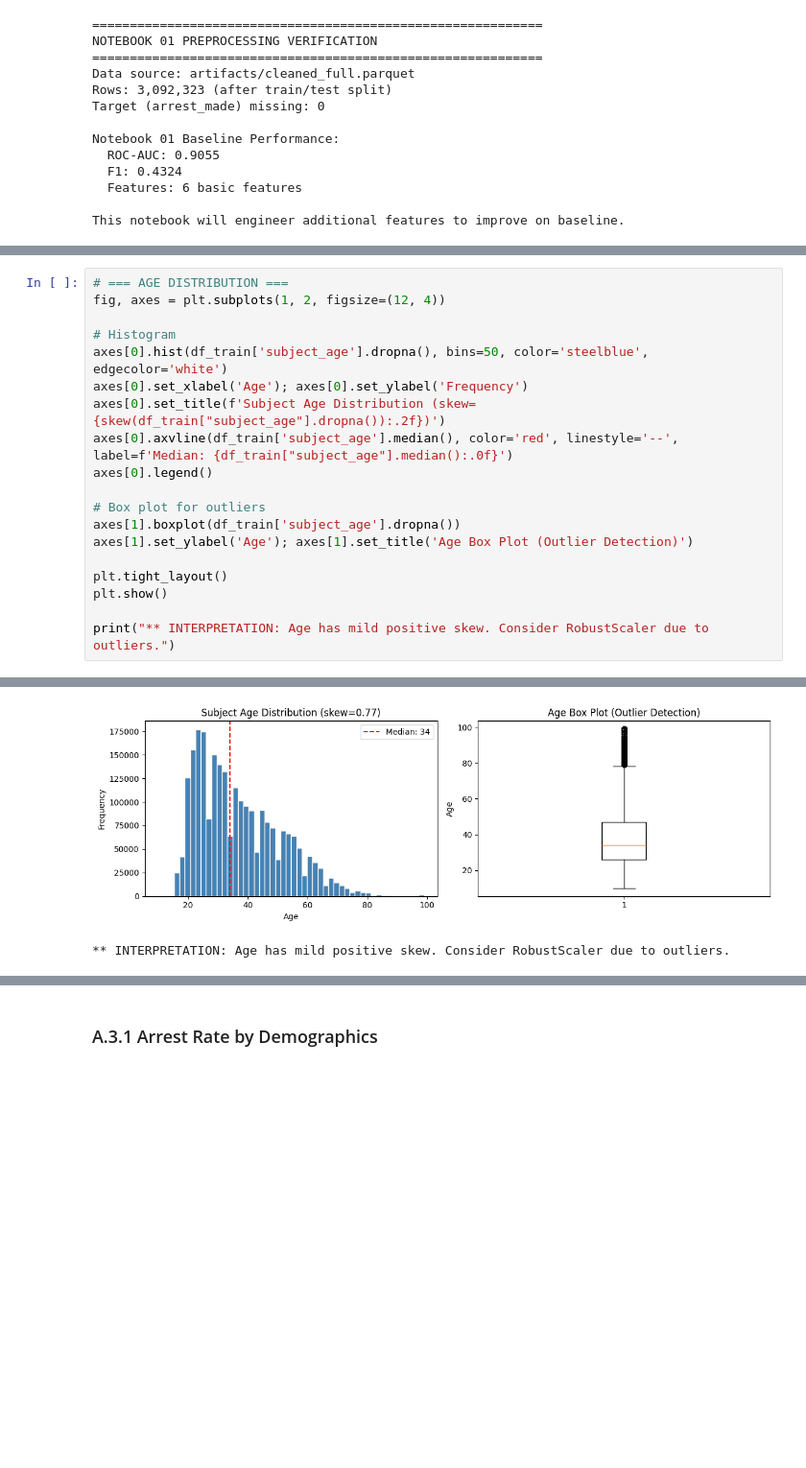
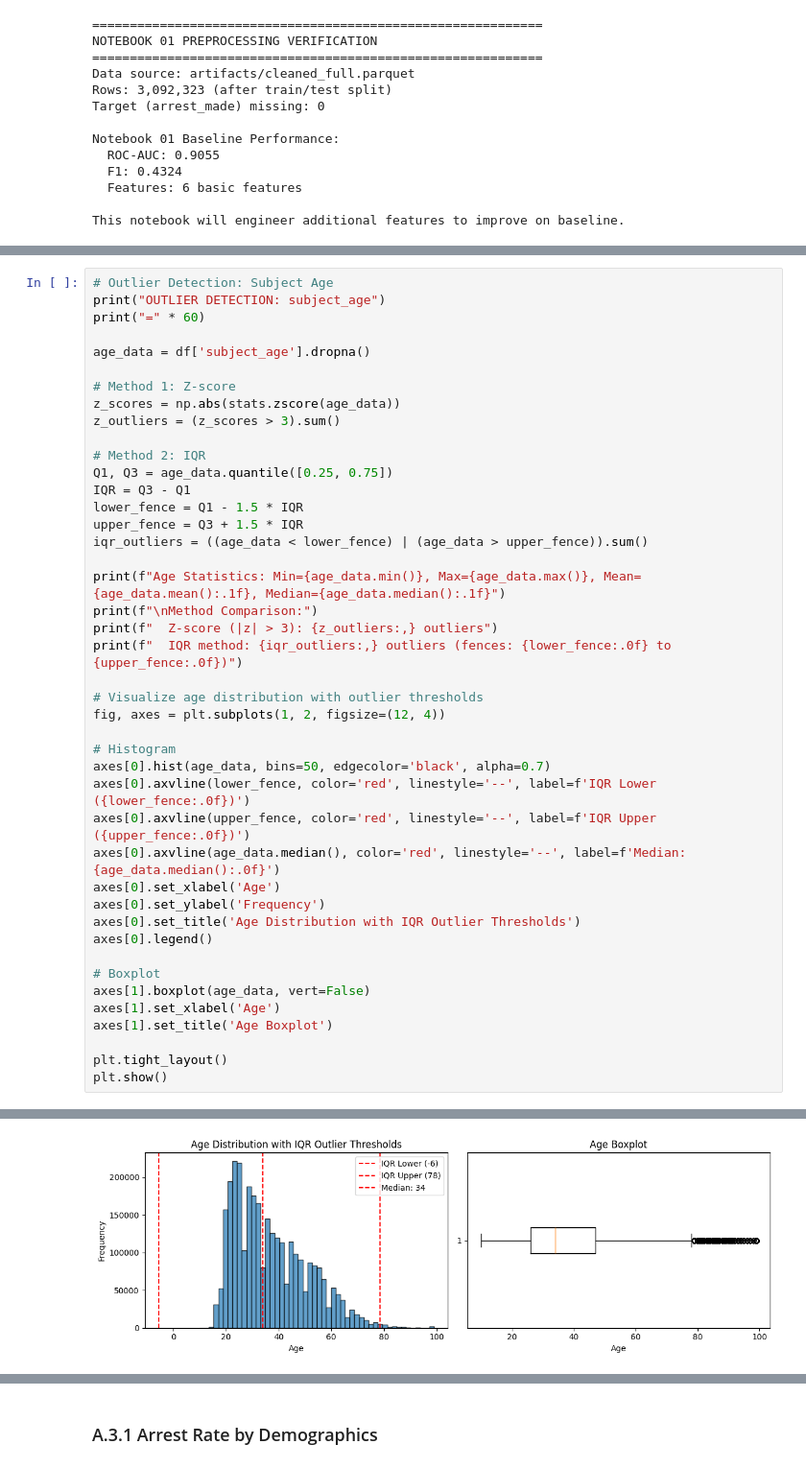
Before and after one commit to NatBrian/nashville-traffic-stop-bias-analysis, a Jupyter notebook: Notebook_02_Deep_EDA_Feature_Engineering.ipynb, the cells around one changed output, grey strips where cells are left out. Shown at 96% size. Saved outputs shown, nothing was run; the diff lists cells and outputs as text; blank space fills up the shorter version.

Commit message:
notebook 2 add analysis and interpretation

```diff
--- a/Notebook_02_Deep_EDA_Feature_Engineering.ipynb
+++ b/Notebook_02_Deep_EDA_Feature_Engineering.ipynb
@@ -235,20 +222,44 @@ subject_age     0.765     0.013             OK
 # %%
-# === AGE DISTRIBUTION ===
+# Outlier Detection: Subject Age
+print("OUTLIER DETECTION: subject_age")
+print("=" * 60)
+
+age_data = df['subject_age'].dropna()
+
+# Method 1: Z-score
+z_scores = np.abs(stats.zscore(age_data))
+z_outliers = (z_scores > 3).sum()
+
+# Method 2: IQR
+Q1, Q3 = age_data.quantile([0.25, 0.75])
+IQR = Q3 - Q1
+lower_fence = Q1 - 1.5 * IQR
+upper_fence = Q3 + 1.5 * IQR
+iqr_outliers = ((age_data < lower_fence) | (age_data > upper_fence)).sum()
+
+print(f"Age Statistics: Min={age_data.min()}, Max={age_data.max()}, Mean={age_data.mean():.1f}, Median={age_data.median():.1f}")
+print(f"\nMethod Comparison:")
+print(f"  Z-score (|z| > 3): {z_outliers:,} outliers")
+print(f"  IQR method: {iqr_outliers:,} outliers (fences: {lower_fence:.0f} to {upper_fence:.0f})")
+
+# Visualize age distribution with outlier thresholds
 fig, axes = plt.subplots(1, 2, figsize=(12, 4))
 
 # Histogram
-axes[0].hist(df_train['subject_age'].dropna(), bins=50, color='steelblue', edgecolor='white')
-axes[0].set_xlabel('Age'); axes[0].set_ylabel('Frequency')
-axes[0].set_title(f'Subject Age Distribution (skew={skew(df_train["subject_age"].dropna()):.2f})')
-axes[0].axvline(df_train['subject_age'].median(), color='red', linestyle='--', label=f'Median: {df_train["subject_age"].median():.0f}')
+axes[0].hist(age_data, bins=50, edgecolor='black', alpha=0.7)
+axes[0].axvline(lower_fence, color='red', linestyle='--', label=f'IQR Lower ({lower_fence:.0f})')
+axes[0].axvline(upper_fence, color='red', linestyle='--', label=f'IQR Upper ({upper_fence:.0f})')
+axes[0].axvline(age_data.median(), color='red', linestyle='--', label=f'Median: {age_data.median():.0f}')
+axes[0].set_xlabel('Age')
+axes[0].set_ylabel('Frequency')
+axes[0].set_title('Age Distribution with IQR Outlier Thresholds')
 axes[0].legend()
 
-# Box plot for outliers
-axes[1].boxplot(df_train['subject_age'].dropna())
-axes[1].set_ylabel('Age'); axes[1].set_title('Age Box Plot (Outlier Detection)')
+# Boxplot
+axes[1].boxplot(age_data, vert=False)
+axes[1].set_xlabel('Age')
+axes[1].set_title('Age Boxplot')
 
 plt.tight_layout()
 plt.show()
-
-print("** INTERPRETATION: Age has mild positive skew. Consider RobustScaler due to outliers.")
 # %% [output]
@@ -255,2 +273 @@ print("** INTERPRETATION: Age has mild positive skew. Consider RobustScaler due
-[figure, old version]
+[figure, new version]
-** INTERPRETATION: Age has mild positive skew. Consider RobustScaler due to outliers.
```
Also changed, not shown: parts of 51 cells of this notebook, 1 other file.
